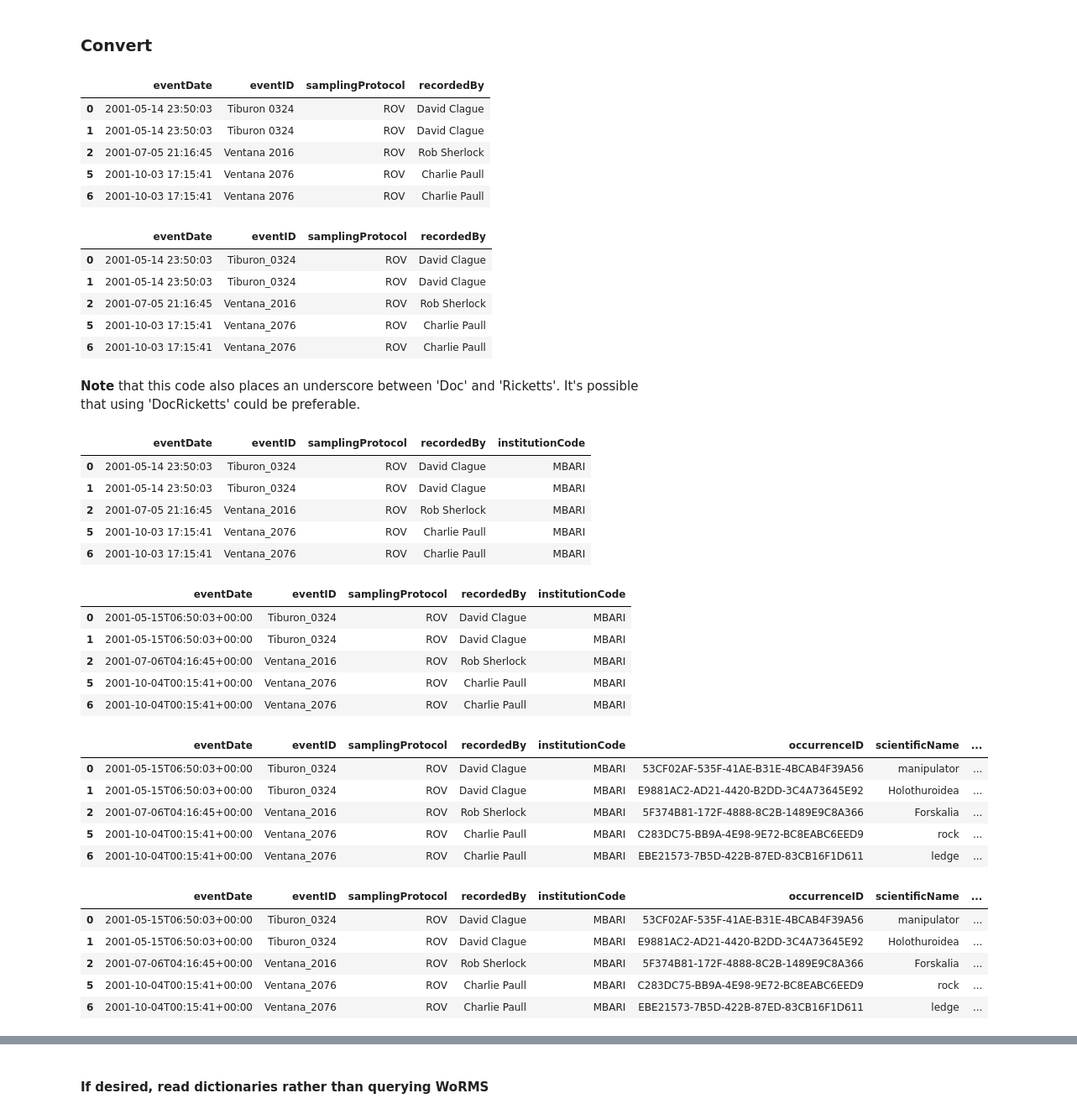
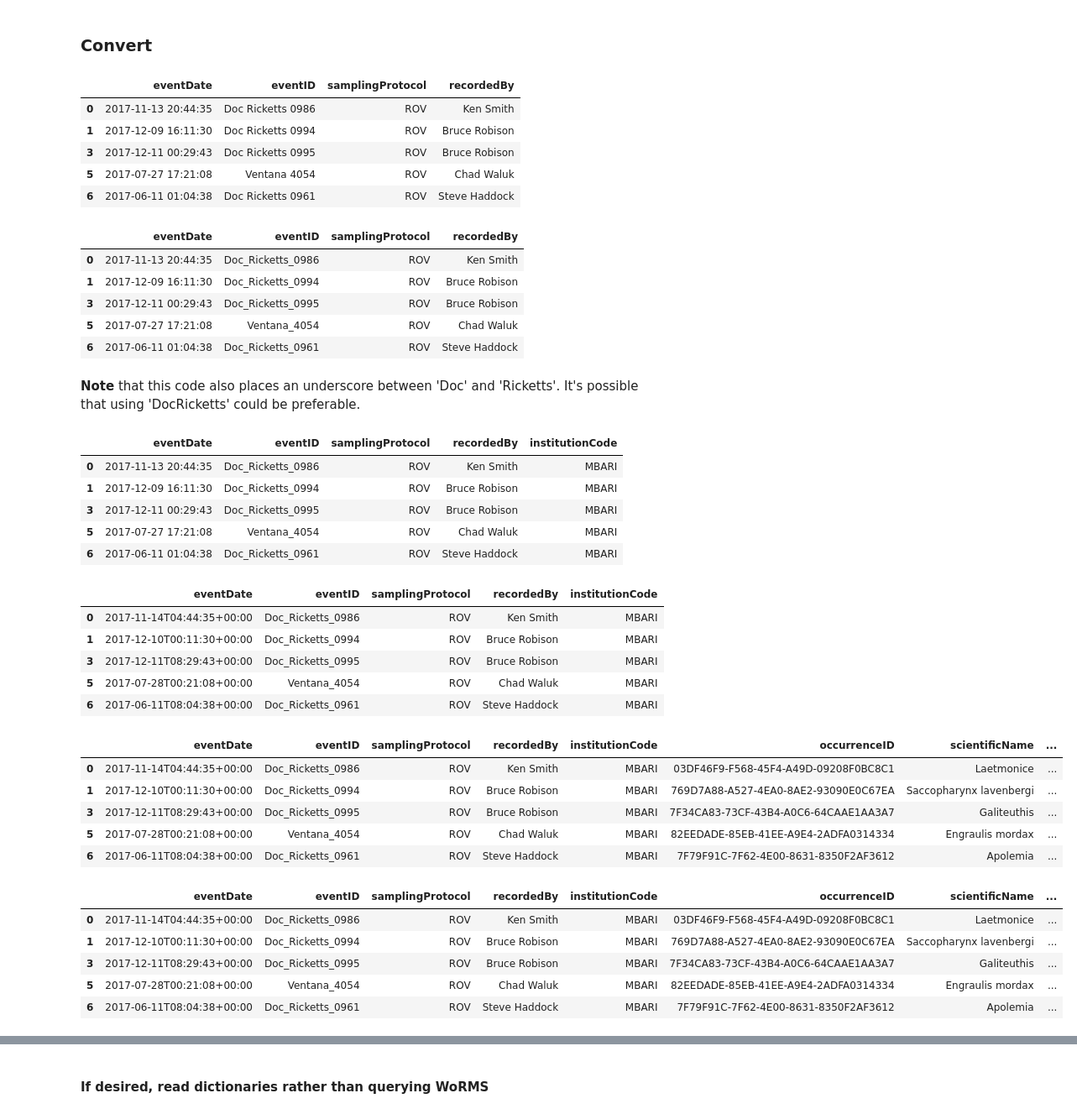
Before and after one commit to CeNCOOS/VARS, a Jupyter notebook: VARS_2001_conversion.ipynb, the cells around one changed output, grey strips where cells are left out. Shown: that part at 84% size. Saved outputs shown, nothing was run; the diff lists cells and outputs as text; code cells hidden in the pictures.

Commit message:
Updated with answers to questions after meeting with Dave Caress. Also used code to access and convert data from 1989, 2010 and 2017. Expanded list of biological questions for Nancy/videolab team.

```diff
--- a/VARS_2001_conversion.ipynb
+++ b/VARS_2001_conversion.ipynb
@@ -185,7 +202,7 @@ https://stackoverflow.com/questions/42002931/regex-extract-string-between-single
 ## Load csv
 
 path = ''
-filename = 'VARS_2001_data.csv'
+filename = 'VARS_2017_data.csv'
 data = pd.read_csv(path+filename, dtype={'image_url': object})
 
 print(data.shape)
@@ -229,11 +246,11 @@ converted = converted.rename(columns={
 converted.head()
 # %% [output]
 |  | eventDate | eventID | samplingProtocol | recordedBy |
-| 0 | 2001-05-14 23:50:03 | Tiburon 0324 | ROV | David Clague |
-| 1 | 2001-05-14 23:50:03 | Tiburon 0324 | ROV | David Clague |
-| 2 | 2001-07-05 21:16:45 | Ventana 2016 | ROV | Rob Sherlock |
-| 5 | 2001-10-03 17:15:41 | Ventana 2076 | ROV | Charlie Paull |
-| 6 | 2001-10-03 17:15:41 | Ventana 2076 | ROV | Charlie Paull |
+| 0 | 2017-11-13 20:44:35 | Doc Ricketts 0986 | ROV | Ken Smith |
+| 1 | 2017-12-09 16:11:30 | Doc Ricketts 0994 | ROV | Bruce Robison |
+| 3 | 2017-12-11 00:29:43 | Doc Ricketts 0995 | ROV | Bruce Robison |
+| 5 | 2017-07-27 17:21:08 | Ventana 4054 | ROV | Chad Waluk |
+| 6 | 2017-06-11 01:04:38 | Doc Ricketts 0961 | ROV | Steve Haddock |
 # %%
 ## Remove whitespace from eventID
 
@@ -241,11 +258,11 @@ converted['eventID'] = [event.replace(' ', '_') for event in converted['eventID'
 converted.head()
 # %% [output]
 |  | eventDate | eventID | samplingProtocol | recordedBy |
-| 0 | 2001-05-14 23:50:03 | Tiburon_0324 | ROV | David Clague |
-| 1 | 2001-05-14 23:50:03 | Tiburon_0324 | ROV | David Clague |
-| 2 | 2001-07-05 21:16:45 | Ventana_2016 | ROV | Rob Sherlock |
-| 5 | 2001-10-03 17:15:41 | Ventana_2076 | ROV | Charlie Paull |
-| 6 | 2001-10-03 17:15:41 | Ventana_2076 | ROV | Charlie Paull |
+| 0 | 2017-11-13 20:44:35 | Doc_Ricketts_0986 | ROV | Ken Smith |
+| 1 | 2017-12-09 16:11:30 | Doc_Ricketts_0994 | ROV | Bruce Robison |
+| 3 | 2017-12-11 00:29:43 | Doc_Ricketts_0995 | ROV | Bruce Robison |
+| 5 | 2017-07-27 17:21:08 | Ventana_4054 | ROV | Chad Waluk |
+| 6 | 2017-06-11 01:04:38 | Doc_Ricketts_0961 | ROV | Steve Haddock |
 # %% [markdown]
 **Note** that this code also places an underscore between 'Doc' and 'Ricketts'. It's possible that using 'DocRicketts' could be preferable.
 # %%
@@ -255,11 +272,11 @@ converted['institutionCode'] = 'MBARI'
 converted.head()
 # %% [output]
 |  | eventDate | eventID | samplingProtocol | recordedBy | institutionCode |
-| 0 | 2001-05-14 23:50:03 | Tiburon_0324 | ROV | David Clague | MBARI |
-| 1 | 2001-05-14 23:50:03 | Tiburon_0324 | ROV | David Clague | MBARI |
-| 2 | 2001-07-05 21:16:45 | Ventana_2016 | ROV | Rob Sherlock | MBARI |
-| 5 | 2001-10-03 17:15:41 | Ventana_2076 | ROV | Charlie Paull | MBARI |
-| 6 | 2001-10-03 17:15:41 | Ventana_2076 | ROV | Charlie Paull | MBARI |
+| 0 | 2017-11-13 20:44:35 | Doc_Ricketts_0986 | ROV | Ken Smith | MBARI |
+| 1 | 2017-12-09 16:11:30 | Doc_Ricketts_0994 | ROV | Bruce Robison | MBARI |
+| 3 | 2017-12-11 00:29:43 | Doc_Ricketts_0995 | ROV | Bruce Robison | MBARI |
+| 5 | 2017-07-27 17:21:08 | Ventana_4054 | ROV | Chad Waluk | MBARI |
+| 6 | 2017-06-11 01:04:38 | Doc_Ricketts_0961 | ROV | Steve Haddock | MBARI |
 # %%
 ## Format eventDate
 
@@ -287,44 +304,44 @@ converted['eventDate'] = formatted
 converted.head()
 # %% [output]
 |  | eventDate | eventID | samplingProtocol | recordedBy | institutionCode |
-| 0 | 2001-05-15T06:50:03+00:00 | Tiburon_0324 | ROV | David Clague | MBARI |
-| 1 | 2001-05-15T06:50:03+00:00 | Tiburon_0324 | ROV | David Clague | MBARI |
-| 2 | 2001-07-06T04:16:45+00:00 | Ventana_2016 | ROV | Rob Sherlock | MBARI |
-| 5 | 2001-10-04T00:15:41+00:00 | Ventana_2076 | ROV | Charlie Paull | MBARI |
-| 6 | 2001-10-04T00:15:41+00:00 | Ventana_2076 | ROV | Charlie Paull | MBARI |
+| 0 | 2017-11-14T04:44:35+00:00 | Doc_Ricketts_0986 | ROV | Ken Smith | MBARI |
+| 1 | 2017-12-10T00:11:30+00:00 | Doc_Ricketts_0994 | ROV | Bruce Robison | MBARI |
+| 3 | 2017-12-11T08:29:43+00:00 | Doc_Ricketts_0995 | ROV | Bruce Robison | MBARI |
+| 5 | 2017-07-28T00:21:08+00:00 | Ventana_4054 | ROV | Chad Waluk | MBARI |
+| 6 | 2017-06-11T08:04:38+00:00 | Doc_Ricketts_0961 | ROV | Steve Haddock | MBARI |
 # %%
 ## Add in occurrence-related columns from data, renaming as needed
 
 converted['occurrenceID'] = data['observation_uuid']
 converted['scientificName'] = data['concept']
 converted['identifiedBy'] = data['observer']
-converted['minimumDepthInMeters'] = data['depth_meters']
-converted['maximumDepthInMeters'] = data['depth_meters']
+converted['minimumDepthInMeters'] = round(data['depth_meters'], 1)
+converted['maximumDepthInMeters'] = round(data['depth_meters'], 1)
 converted['decimalLatitude'] = data['latitude']
 converted['decimalLongitude'] = data['longitude']
 converted['dissolvedOxygenInMLPerL'] = data['oxygen_ml_per_l']
 converted['pressureInPsi'] = data['psi']
 converted['salinity'] = data['salinity']
 converted['temperatureInCelsius'] = data['temperature_celsius']
 converted['image_url'] = data['image_url']
 converted['video_uri'] = data['video_uri']
 converted.head()
 # %% [output]
 |  | eventDate | eventID | samplingProtocol | recordedBy | institutionCode | occurrenceID | scientificName | ... |
-| 0 | 2001-05-15T06:50:03+00:00 | Tiburon_0324 | ROV | David Clague | MBARI | 53CF02AF-535F-41AE-B31E-4BCAB4F39A56 | manipulator | ... |
-| 1 | 2001-05-15T06:50:03+00:00 | Tiburon_0324 | ROV | David Clague | MBARI | E9881AC2-AD21-4420-B2DD-3C4A73645E92 | Holothuroidea | ... |
-| 2 | 2001-07-06T04:16:45+00:00 | Ventana_2016 | ROV | Rob Sherlock | MBARI | 5F374B81-172F-4888-8C2B-1489E9C8A366 | Forskalia | ... |
-| 5 | 2001-10-04T00:15:41+00:00 | Ventana_2076 | ROV | Charlie Paull | MBARI | C283DC75-BB9A-4E98-9E72-BC8EABC6EED9 | rock | ... |
-| 6 | 2001-10-04T00:15:41+00:00 | Ventana_2076 | ROV | Charlie Paull | MBARI | EBE21573-7B5D-422B-87ED-83CB16F1D611 | ledge | ... |
+| 0 | 2017-11-14T04:44:35+00:00 | Doc_Ricketts_0986 | ROV | Ken Smith | MBARI | 03DF46F9-F568-45F4-A49D-09208F0BC8C1 | Laetmonice | ... |
+| 1 | 2017-12-10T00:11:30+00:00 | Doc_Ricketts_0994 | ROV | Bruce Robison | MBARI | 769D7A88-A527-4EA0-8AE2-93090E0C67EA | Saccopharynx lavenbergi | ... |
+| 3 | 2017-12-11T08:29:43+00:00 | Doc_Ricketts_0995 | ROV | Bruce Robison | MBARI | 7F34CA83-73CF-43B4-A0C6-64CAAE1AA3A7 | Galiteuthis | ... |
+| 5 | 2017-07-28T00:21:08+00:00 | Ventana_4054 | ROV | Chad Waluk | MBARI | 82EEDADE-85EB-41EE-A9E4-2ADFA0314334 | Engraulis mordax | ... |
+| 6 | 2017-06-11T08:04:38+00:00 | Doc_Ricketts_0961 | ROV | Steve Haddock | MBARI | 7F79F91C-7F62-4E00-8631-8350F2AF3612 | Apolemia | ... |
 # %%
 ## Add coordinateUncertaintyInMeters
 
-converted['coordinateUncertaintyInMeters'] = round(converted['minimumDepthInMeters']*0.03, 2)
+converted['coordinateUncertaintyInMeters'] = 300
 converted.head()
 # %% [output]
 |  | eventDate | eventID | samplingProtocol | recordedBy | institutionCode | occurrenceID | scientificName | ... |
-| 0 | 2001-05-15T06:50:03+00:00 | Tiburon_0324 | ROV | David Clague | MBARI | 53CF02AF-535F-41AE-B31E-4BCAB4F39A56 | manipulator | ... |
-| 1 | 2001-05-15T06:50:03+00:00 | Tiburon_0324 | ROV | David Clague | MBARI | E9881AC2-AD21-4420-B2DD-3C4A73645E92 | Holothuroidea | ... |
-| 2 | 2001-07-06T04:16:45+00:00 | Ventana_2016 | ROV | Rob Sherlock | MBARI | 5F374B81-172F-4888-8C2B-1489E9C8A366 | Forskalia | ... |
-| 5 | 2001-10-04T00:15:41+00:00 | Ventana_2076 | ROV | Charlie Paull | MBARI | C283DC75-BB9A-4E98-9E72-BC8EABC6EED9 | rock | ... |
-| 6 | 2001-10-04T00:15:41+00:00 | Ventana_2076 | ROV | Charlie Paull | MBARI | EBE21573-7B5D-422B-87ED-83CB16F1D611 | ledge | ... |
+| 0 | 2017-11-14T04:44:35+00:00 | Doc_Ricketts_0986 | ROV | Ken Smith | MBARI | 03DF46F9-F568-45F4-A49D-09208F0BC8C1 | Laetmonice | ... |
+| 1 | 2017-12-10T00:11:30+00:00 | Doc_Ricketts_0994 | ROV | Bruce Robison | MBARI | 769D7A88-A527-4EA0-8AE2-93090E0C67EA | Saccopharynx lavenbergi | ... |
+| 3 | 2017-12-11T08:29:43+00:00 | Doc_Ricketts_0995 | ROV | Bruce Robison | MBARI | 7F34CA83-73CF-43B4-A0C6-64CAAE1AA3A7 | Galiteuthis | ... |
+| 5 | 2017-07-28T00:21:08+00:00 | Ventana_4054 | ROV | Chad Waluk | MBARI | 82EEDADE-85EB-41EE-A9E4-2ADFA0314334 | Engraulis mordax | ... |
+| 6 | 2017-06-11T08:04:38+00:00 | Doc_Ricketts_0961 | ROV | Steve Haddock | MBARI | 7F79F91C-7F62-4E00-8631-8350F2AF3612 | Apolemia | ... |
```
Also changed, not shown: parts of 23 cells of this notebook.
